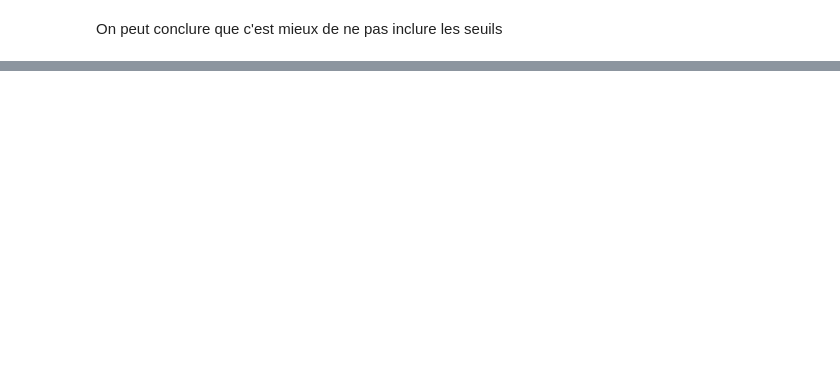
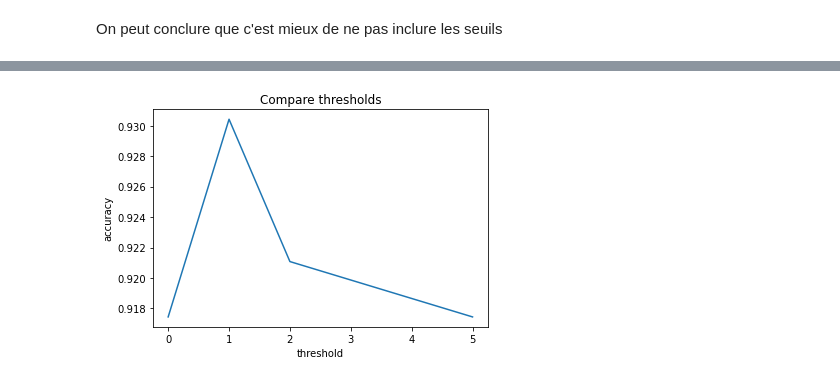
Before and after one commit to meedbek/COVID_FAKE_NEWS_DETECTION, a Jupyter notebook: notebooks/NN_MODEL.ipynb, the cells around one changed output, grey strips where cells are left out. Saved outputs shown, nothing was run; the diff lists cells and outputs as text; code cells hidden in the pictures; blank space fills up the shorter version.

```diff
--- a/notebooks/NN_MODEL.ipynb
+++ b/notebooks/NN_MODEL.ipynb
@@ -424,2 +471,5 @@ Accuracy :  89.797507788162 %
 # %% [markdown]
 Le model precedent est mieu de ceci
+# %%
+#on ajoute des seuils pour diminuer le nombre de features
+model6 = createModel(newDF,targets,64,64,0.001,4,nn.ReLU(),seuil1=2,seuil2=2)
@@ -426,4 +496,4 @@ Le model precedent est mieu de ceci
 # %%
-#tester avec seuil1
-model6 = createModel(newDF,targets,64,64,0.005,5,nn.ReLU(),seuil1=1,seuil2=1)
+#augmenter les seuils
+model7 = createModel(newDF,targets,64,64,0.001,4,nn.ReLU(),seuil1=5,seuil2=5)
 # %% [output]
@@ -447,3 +518,0 @@ Accuracy :  91.43302180685359 %
-# %%
-#augmenter les seuils
-model5 = createModel(newDF,targets,64,64,0.0005,5,nn.ReLU(),seuil1=5,seuil2=5)
@@ -476,0 +782,2 @@ On peut conclure que c'est mieux de ne pas inclure les seuils
+# %%
+thresholdsModels = [model4,model5,model6,model7]
@@ -476,0 +836,15 @@ On peut conclure que c'est mieux de ne pas inclure les seuils
+# %%
+# Dataset
+x = [0,1,2,5]
+y = []
+for model in thresholdsModels:
+    y.append(model[3])
+plt.plot(x, y,label="Relu")
+
+
+plt.title("Compare thresholds")
+plt.xlabel("threshold")
+plt.ylabel("accuracy")
+plt.show()
+# %% [output]
+[figure, added]
```
Also changed, not shown: parts of 50 cells of this notebook, 45 other files.
